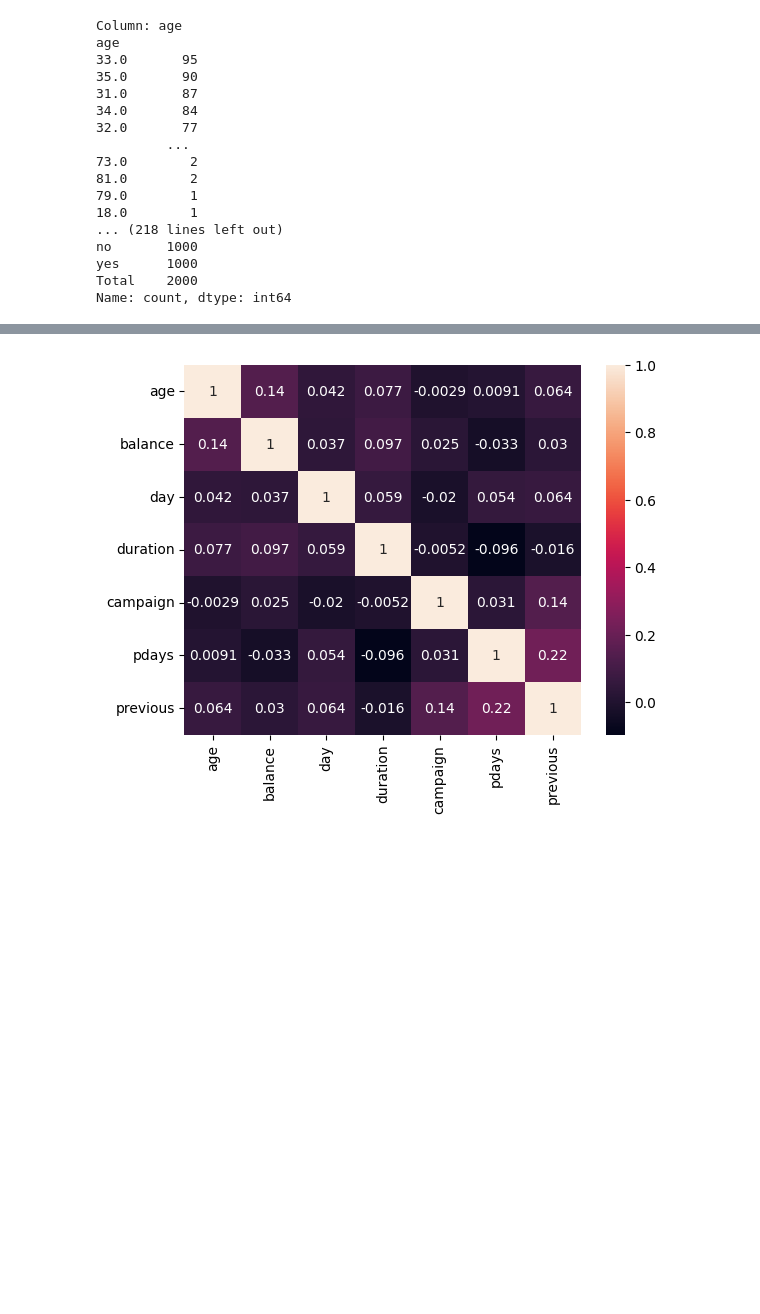
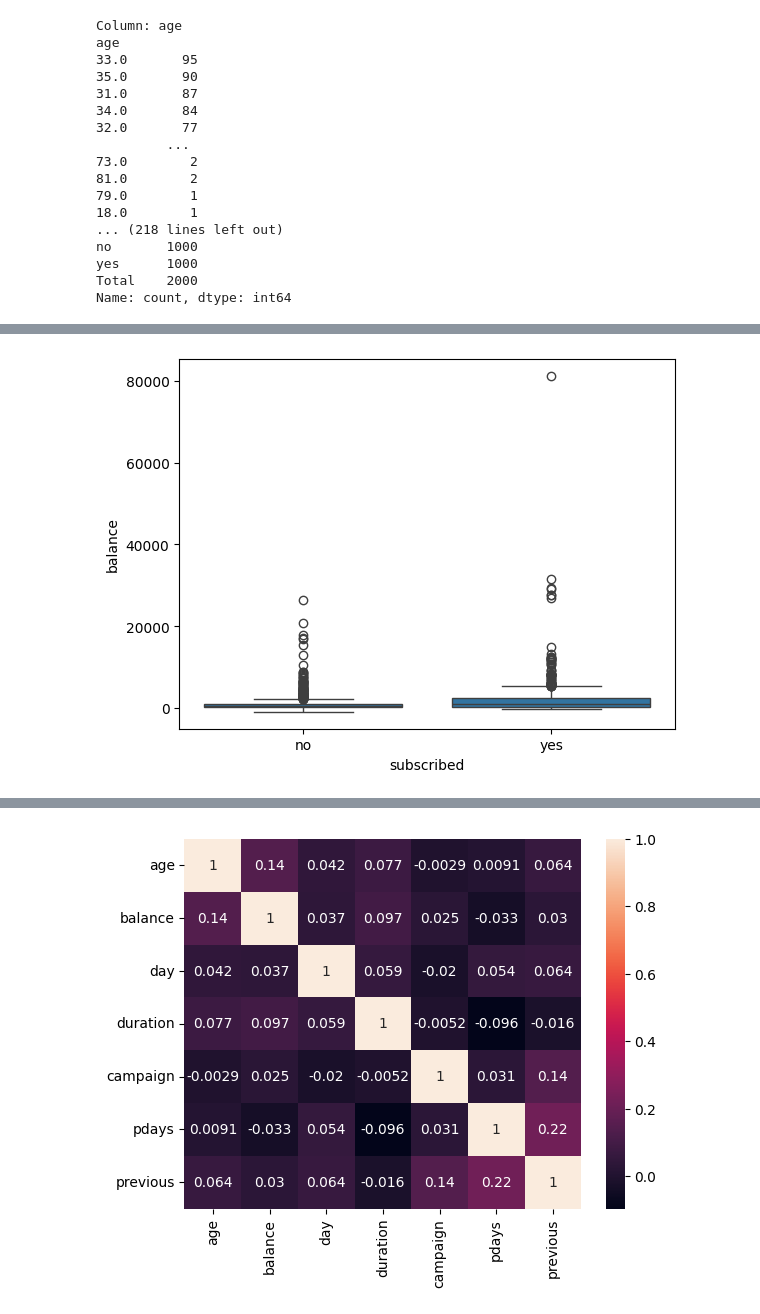
Before and after one commit to qaz73/ULAssignment-1, a Jupyter notebook: etivity1.ipynb, the cells around one changed output, grey strips where cells are left out. Saved outputs shown, nothing was run; the diff lists cells and outputs as text; code cells hidden in the pictures; blank space fills up the shorter version.

```diff
--- a/etivity1.ipynb
+++ b/etivity1.ipynb
@@ -159,0 +199,7 @@ Name: count, dtype: int64
+# %%
+# balance profile of those that subscribed
+data_without_nulls = df[['balance','subscribed']].dropna()
+sns.boxplot(y='balance', x = 'subscribed' ,data=data_without_nulls)
+plt.show()
+# %% [output]
+[figure, added]
```
Also changed, not shown: parts of 8 cells of this notebook.
